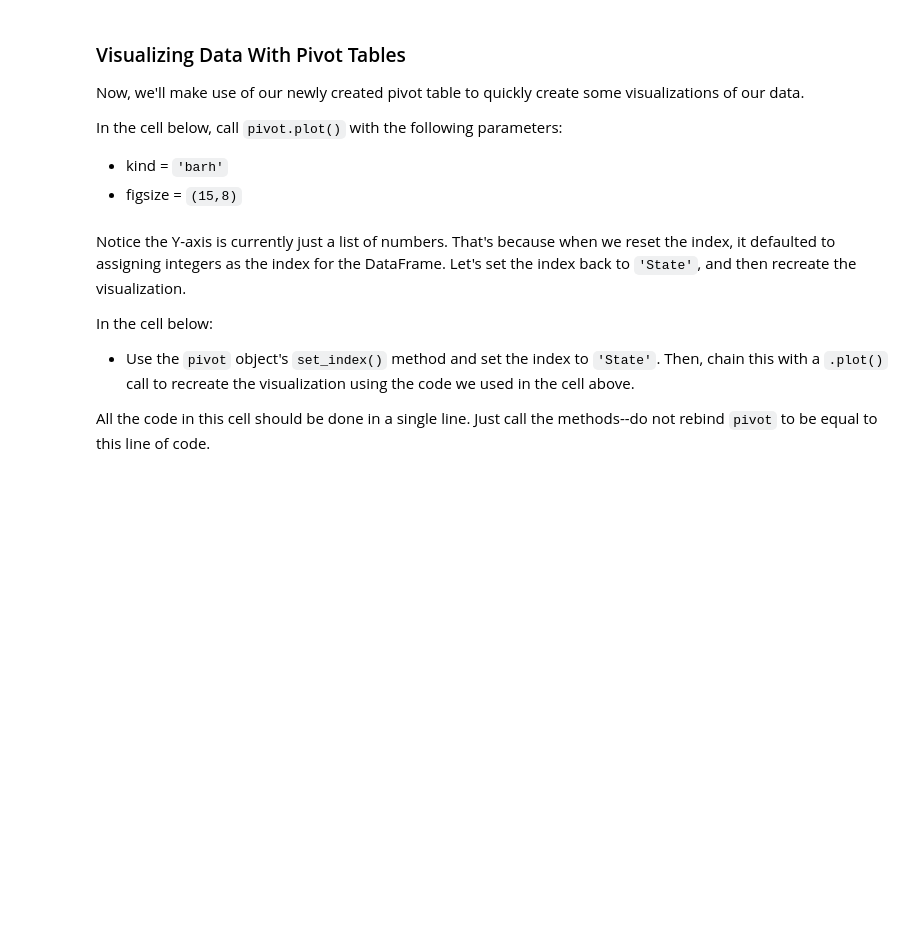
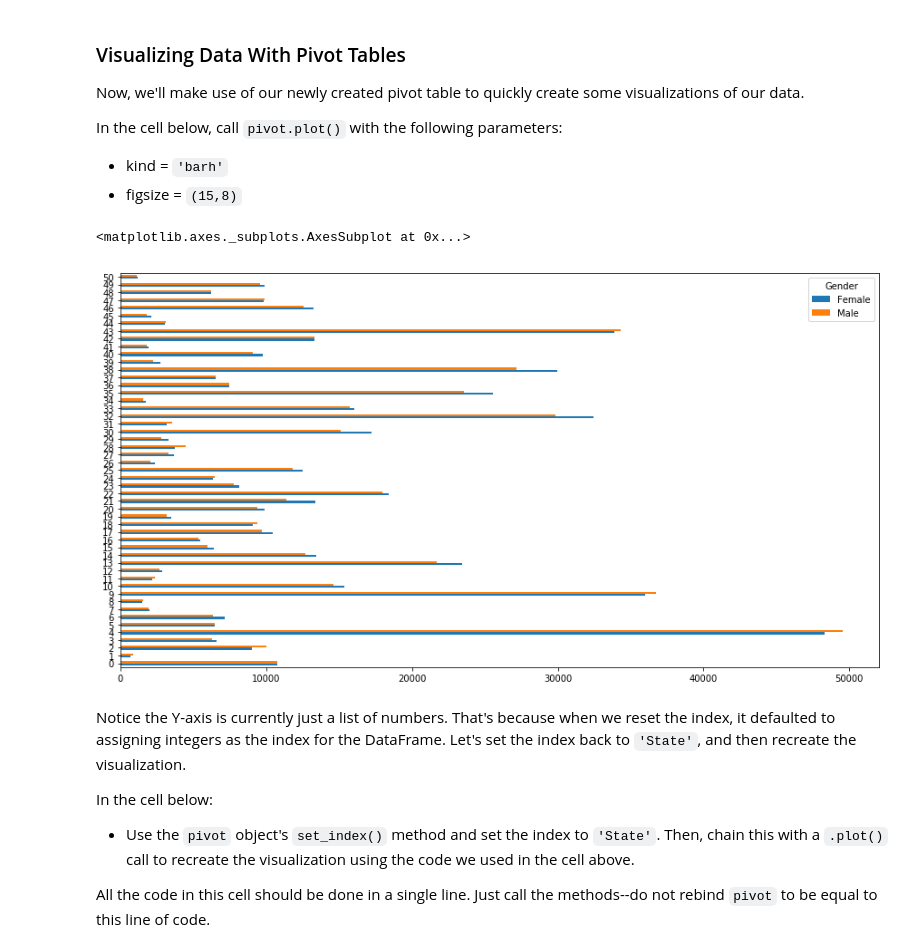
Before and after one commit to TaraRosen/Mod_3_Project, a Jupyter notebook: Module1Week2/dsc-pivot-tables-pandas-lab-nyc-ds-career-042219/index.ipynb, the cells around one changed output. Saved outputs shown, nothing was run; the diff lists cells and outputs as text; code cells hidden in the pictures; blank space fills up the shorter version.

```diff
--- a/Module1Week2/dsc-pivot-tables-pandas-lab-nyc-ds-career-042219/index.ipynb
+++ b/Module1Week2/dsc-pivot-tables-pandas-lab-nyc-ds-career-042219/index.ipynb
@@ -232,4 +232,5 @@ By now, you've probably caught on that the code required to do this follows this
 Then, display the head of this of this new DataFrame.
 # %%
 # A sample groupby similar to above.
-grouped = None
+grouped = df.groupby(['State', 'Gender'])['Deaths','Population'].agg(['mean', 'min', 'max'])
+grouped
@@ -247,4 +275,5 @@ Let's reset the index, and then see how it changes.
 In the cell below, call the DataFrame's `reset_index()` function.  Then, display the head of the DataFrame.
 # %%
 # First, reset the index. Notice the subtle difference; State and Gender are now columns rather then the index.
-grouped = None
+grouped = grouped.reset_index()
+grouped
@@ -298,4 +390,4 @@ In the cell below, call the DataFrame's pivot method with the following paramete
 Then, display the head of our new `pivot` DataFrame to see what it looks like.
 # %%
 # Now it's time to pivot!
-pivot = None
+pivot = grouped.pivot(index='State', columns='Gender', values='Deaths_mean')
@@ -307,4 +420,4 @@ Let's reset the index and see how it changes our pivot table.
 In the cell below, reset the index of the `pivot` object as we did previously.  Then, display the head of the object to see if we can detect any changes.
 # %%
 # Again, notice the subtle difference of reseting the index:
-pivot = None
+pivot = pivot.reset_index()
@@ -319,6 +452,10 @@ In the cell below, call `pivot.plot()` with the following parameters:
 * figsize = `(15,8)`
 # %%
 # Now let's make a sweet bar chart!!
+pivot.plot(kind='barh', figsize=(15,8))
+# %% [output]
+<matplotlib.axes._subplots.AxesSubplot at 0x...>
+[figure, added]
 # %% [markdown]
 Notice the Y-axis is currently just a list of numbers.  That's because when we reset the index, it defaulted to assigning integers as the index for the DataFrame.  Let's set the index back to `'State'`, and then recreate the visualization.
 
```
Also changed, not shown: parts of 23 cells of this notebook, 1 other file.
